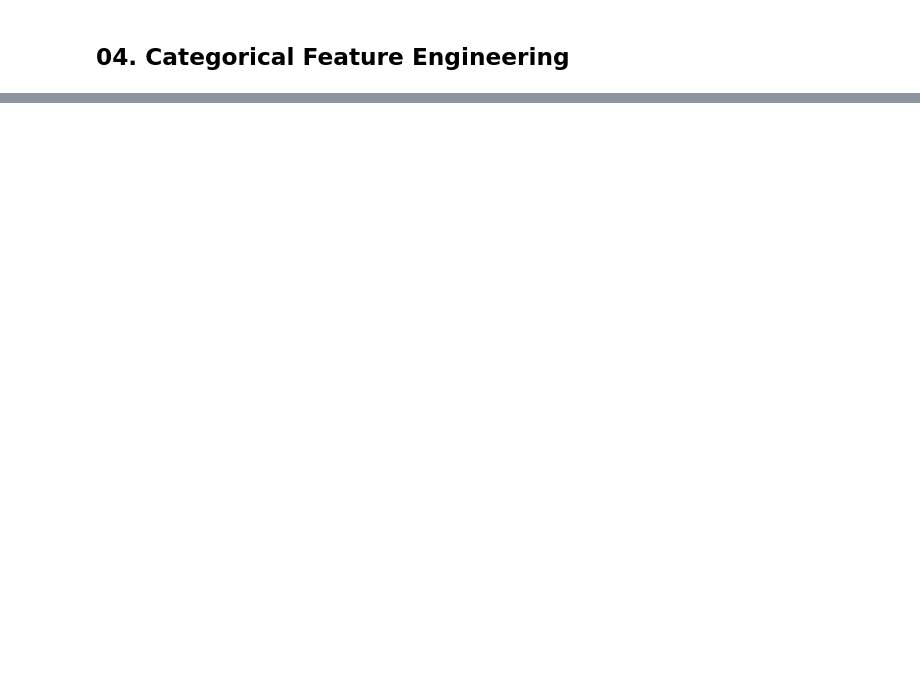
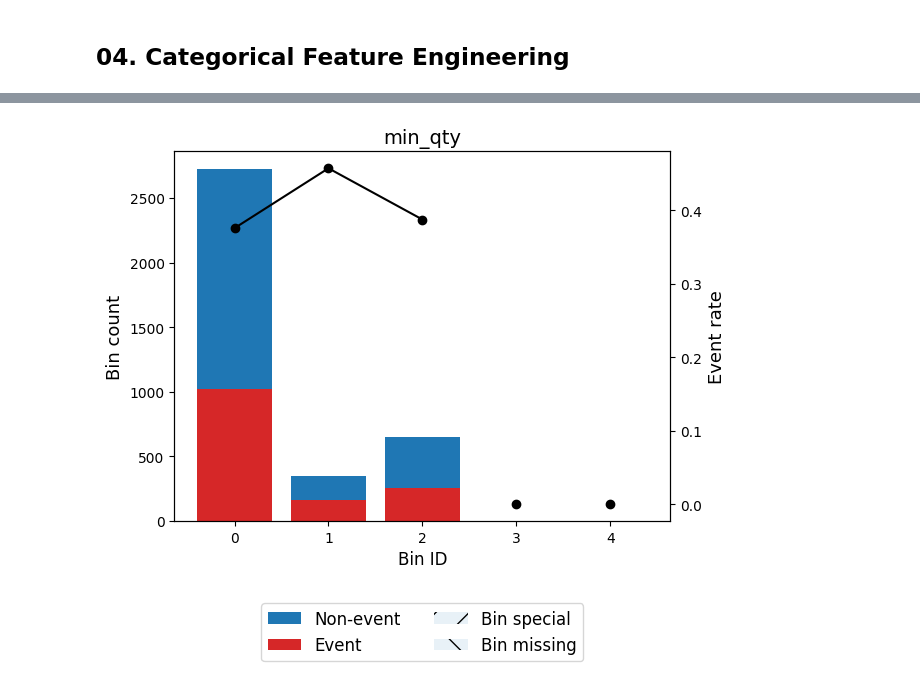
Before and after one commit to chulwonchae/2024-Summer-ML-Projects, a Jupyter notebook: Data_analytic_routine.ipynb, the cells around one changed output, grey strips where cells are left out. Saved outputs shown, nothing was run; the diff lists cells and outputs as text; code cells hidden in the pictures; blank space fills up the shorter version.

```diff
--- a/Data_analytic_routine.ipynb
+++ b/Data_analytic_routine.ipynb
@@ -1226,0 +1369,4 @@ df_mart.shape
+# %%
+# Binning
+total_amt_quantile  = df_mart['total_amt'].quantile(q=list(np.arange(0.05,1,0.05)), interpolation = 'nearest')
+total_amt_quantile
@@ -1228,0 +1580,3 @@ df_mart.shape
+# %%
+df_mart['Country'] = np.where(df_mart['Country'] == 'United Kingdom', 'UK', 'ETC')#United Kingdom 이면 UK 아니면 ETC
+df_mart['Country'].value_counts()
@@ -1228,0 +1613,4 @@ df_mart.shape
+# %%
+# final data mart
+df_mart = pd.DataFrame(df_mart)
+#df_mart.to_csv('df_mart.csv', index=False)
@@ -1228,0 +1639,28 @@ df_mart.shape
+# %%
+#  numeric
+from optbinning import OptimalBinning
+
+integer_list = ['total_amt', 'max_amt', 'min_amt', 'total_cnt','max_cnt', 'min_cnt', 'total_qty', 'max_qty', 'min_qty']
+iv_df = []
+
+for i in integer_list :
+  variable = i
+  x = df_mart[variable].values
+  y = df_mart.target
+  # max_n_prebins
+  optb = OptimalBinning(name=variable, dtype="numerical", solver="cp", max_n_prebins=3)
+  optb.fit(x, y)
+  print("split points : ", optb.splits)
+
+  binning_table = optb.binning_table
+  v1 = binning_table.build()
+
+  df = pd.DataFrame({'val' : variable,
+                     'IV' : [v1.loc['Totals','IV']]})
+  iv_df.append(df)
+
+iv_df = pd.concat(iv_df).reset_index(drop=True)
+iv_df.sort_values(by=['IV'], ascending = False)
+
+# rank are still same
+# binning_table.plot(metric="event_rate")
@@ -1228,0 +1697,5 @@ df_mart.shape
+# %%
+plt.style.use('default')
+binning_table.plot(metric="event_rate")
+# %% [output]
+[figure, added]
```
Also changed, not shown: parts of 35 cells of this notebook, 2 other files.
